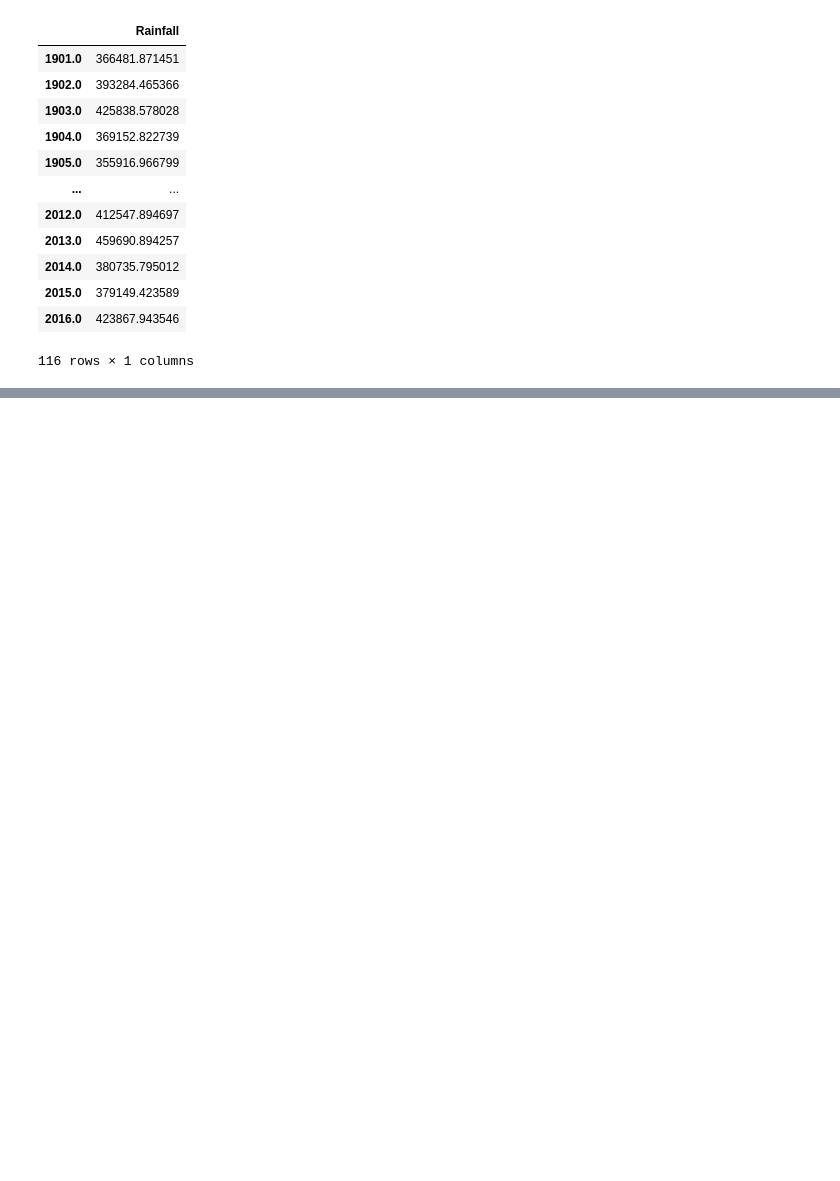
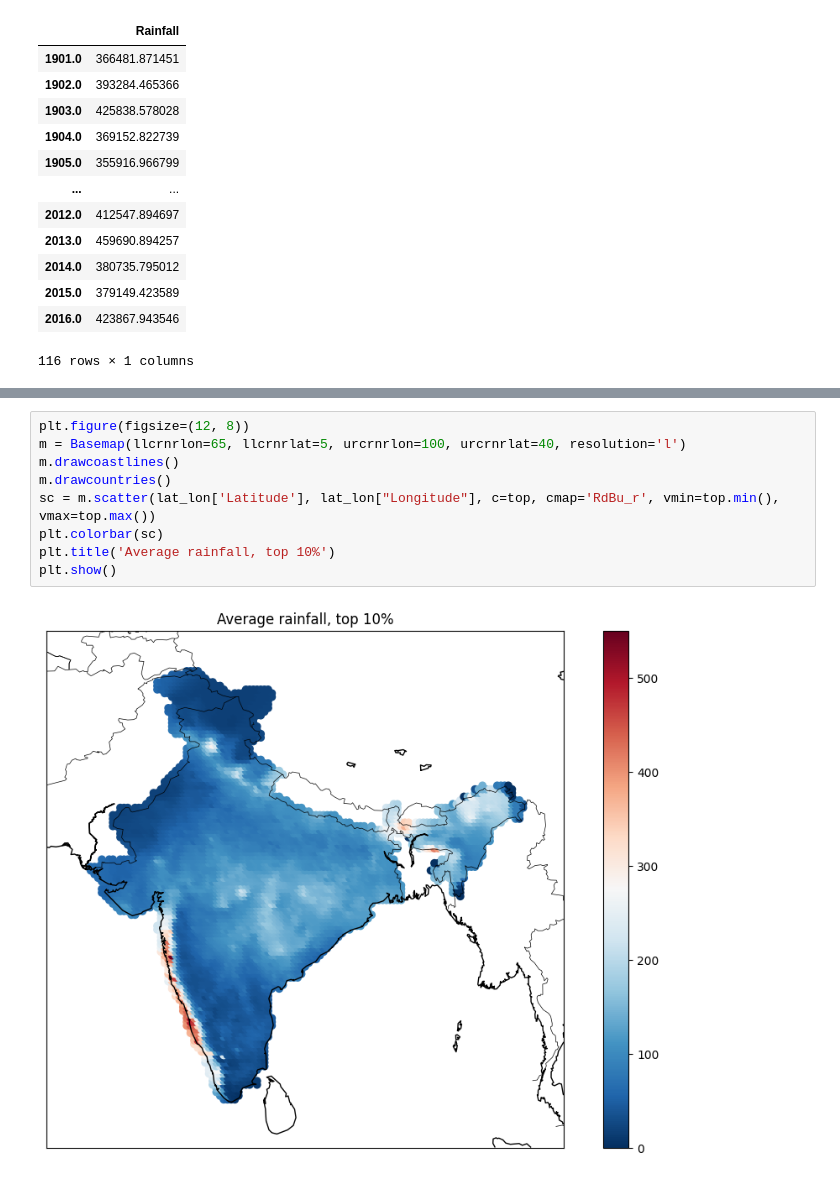
Before and after one commit to jtdocter27/Engineering-Probability---Statistics, a Jupyter notebook: R_project.ipynb, the cells around one changed output, grey strips where cells are left out. Saved outputs shown, nothing was run; the diff lists cells and outputs as text; blank space fills up the shorter version.

```diff
--- a/R_project.ipynb
+++ b/R_project.ipynb
@@ -1117,0 +1162,11 @@ dtype: float64
+# %%
+plt.figure(figsize=(12, 8))
+m = Basemap(llcrnrlon=65, llcrnrlat=5, urcrnrlon=100, urcrnrlat=40, resolution='l')
+m.drawcoastlines()
+m.drawcountries()
+sc = m.scatter(lat_lon['Latitude'], lat_lon["Longitude"], c=top, cmap='RdBu_r', vmin=top.min(), vmax=top.max())
+plt.colorbar(sc)
+plt.title('Average rainfall, top 10%')
+plt.show()
+# %% [output]
+[figure, added]
```
Also changed, not shown: parts of 5 cells of this notebook.
